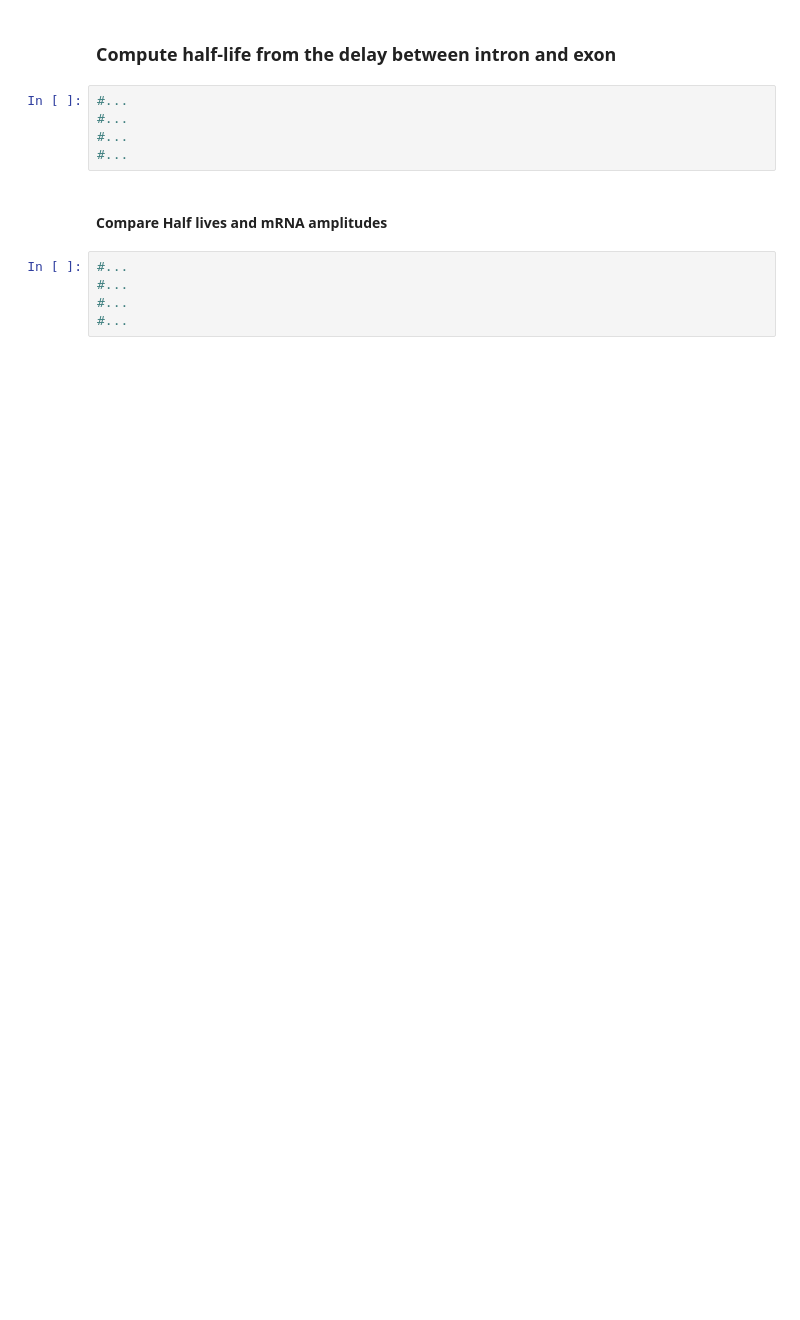
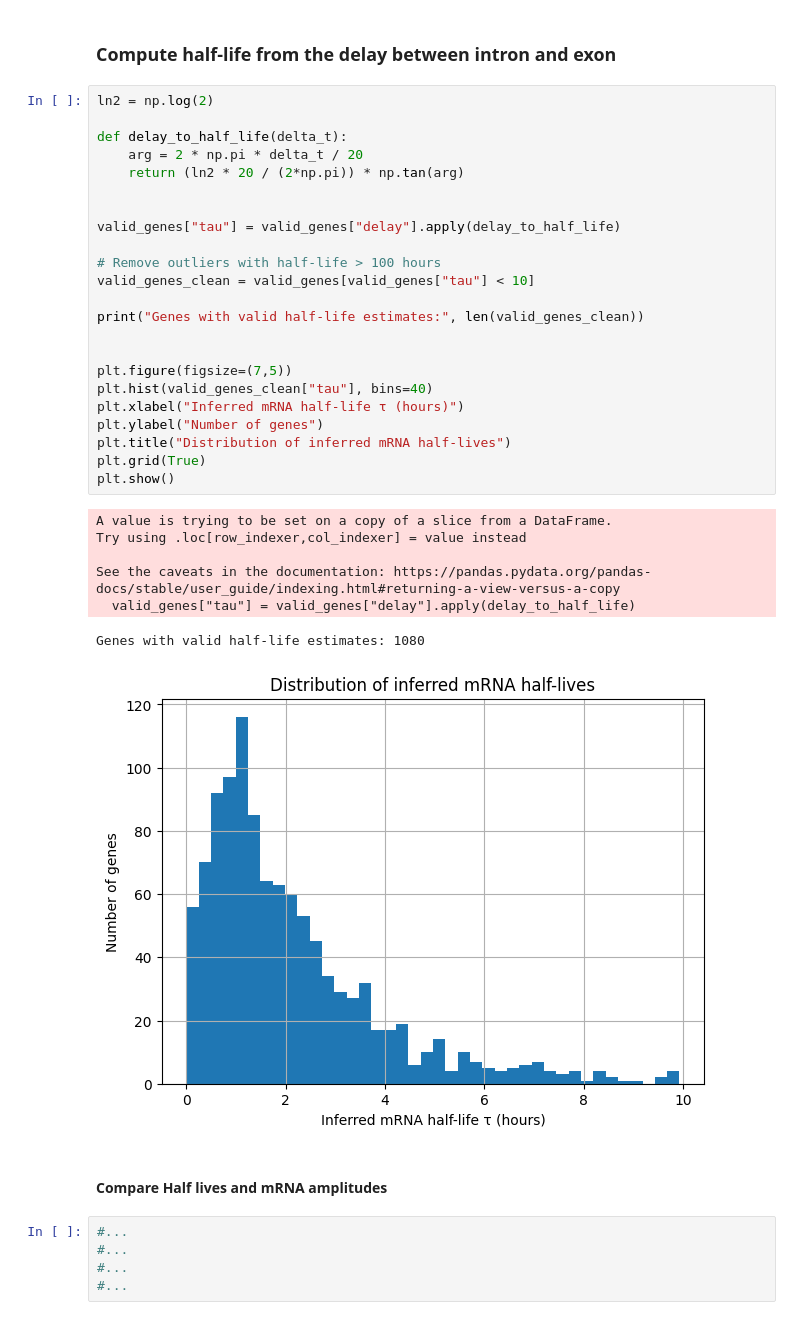
Before and after one commit to NicolasDugave/G2F-ex3, a Jupyter notebook: Exercise_Week10_11_B_Exercises.ipynb, the cells around one changed output. Saved outputs shown, nothing was run; the diff lists cells and outputs as text; blank space fills up the shorter version.

```diff
--- a/Exercise_Week10_11_B_Exercises.ipynb
+++ b/Exercise_Week10_11_B_Exercises.ipynb
@@ -447,10 +542,36 @@ results_exon = fit_harmo(dat_exon_fit, time, T)
 # %% [markdown]
 ### Compute half-life from the delay between intron and exon
 # %%
-#...
-#...
-#...
-#...
+ln2 = np.log(2)
+
+def delay_to_half_life(delta_t):
+    arg = 2 * np.pi * delta_t / 20
+    return (ln2 * 20 / (2*np.pi)) * np.tan(arg)
+
+
+valid_genes["tau"] = valid_genes["delay"].apply(delay_to_half_life)
+
+# Remove outliers with half-life > 100 hours
+valid_genes_clean = valid_genes[valid_genes["tau"] < 10]
+
+print("Genes with valid half-life estimates:", len(valid_genes_clean))
+
+
+plt.figure(figsize=(7,5))
+plt.hist(valid_genes_clean["tau"], bins=40)
+plt.xlabel("Inferred mRNA half-life τ (hours)")
+plt.ylabel("Number of genes")
+plt.title("Distribution of inferred mRNA half-lives")
+plt.grid(True)
+plt.show()
+# %% [output]
+A value is trying to be set on a copy of a slice from a DataFrame.
+Try using .loc[row_indexer,col_indexer] = value instead
+
+See the caveats in the documentation: https://pandas.pydata.org/pandas-docs/stable/user_guide/indexing.html#returning-a-view-versus-a-copy
+  valid_genes["tau"] = valid_genes["delay"].apply(delay_to_half_life)
+Genes with valid half-life estimates: 1080
+[figure, added]
 # %% [markdown]
 #### Compare Half lives and mRNA amplitudes
 # %%
```
Also changed, not shown: parts of 6 cells of this notebook.
